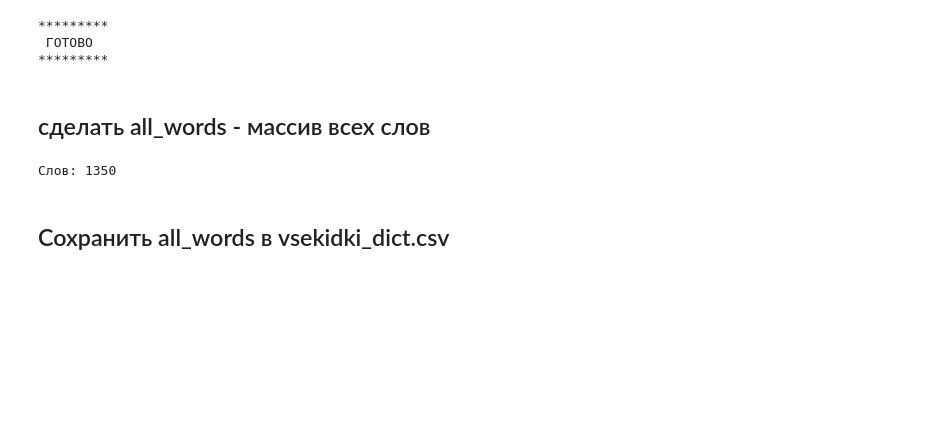
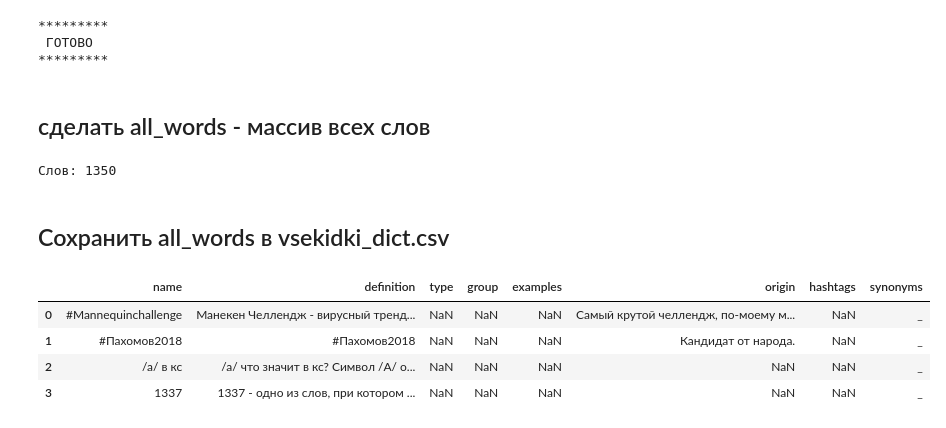
Before and after one commit to lotfull/RuSlangApp, a Jupyter notebook: SlangApp/Parse-vsekidki.ipynb, the cells around one changed output. Cells and saved outputs as stored; diff of their text form; code cells hidden in the pictures; blank space fills up the shorter version.

```diff
--- a/SlangApp/Parse-vsekidki.ipynb
+++ b/SlangApp/Parse-vsekidki.ipynb
@@ -179,2 +208,10 @@ add_appwords_to_file(all_words, vsekidki_appwords_csv)
 fullwords_df = pd.read_csv(vsekidki_fullwords_csv)
 appwords_df = pd.read_csv(vsekidki_appwords_csv)
+# %%
+appwords_df.head(4)
+# %% [output]
+|  | name | definition | type | group | examples | origin | hashtags | synonyms |
+| 0 | #Mannequinchallenge | Манекен Челлендж - вирусный тренд... | NaN | NaN | NaN | Самый крутой челлендж, по-моему м... | NaN | _ |
+| 1 | #Пахомов2018 | #Пахомов2018 | NaN | NaN | NaN | Кандидат от народа. | NaN | _ |
+| 2 | /a/ в кс | /a/ что значит в кс? Символ /A/ о... | NaN | NaN | NaN | NaN | NaN | _ |
+| 3 | 1337 | 1337 - одно из слов, при котором ... | NaN | NaN | NaN | NaN | NaN | _ |
```
Also changed, not shown: parts of 10 cells of this notebook, 7 other files.
